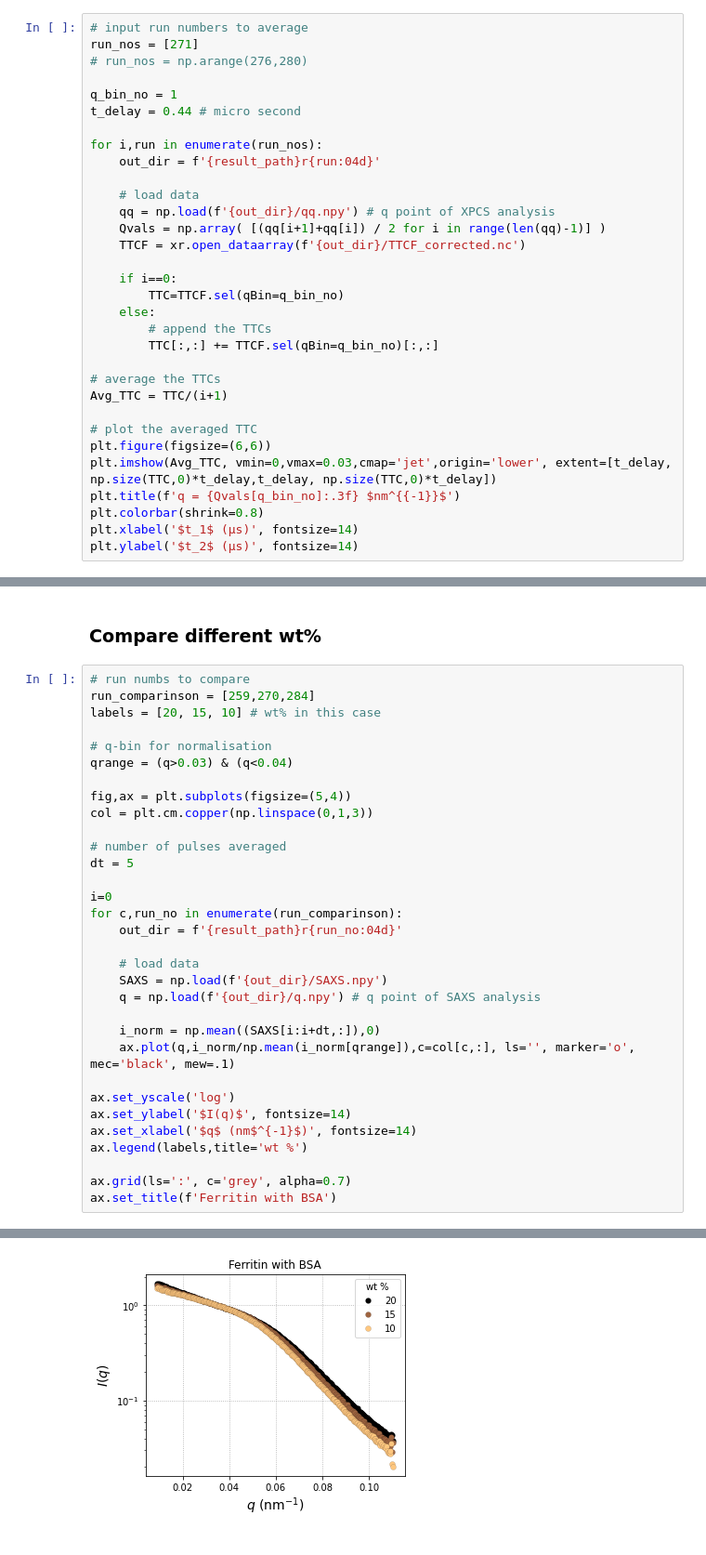
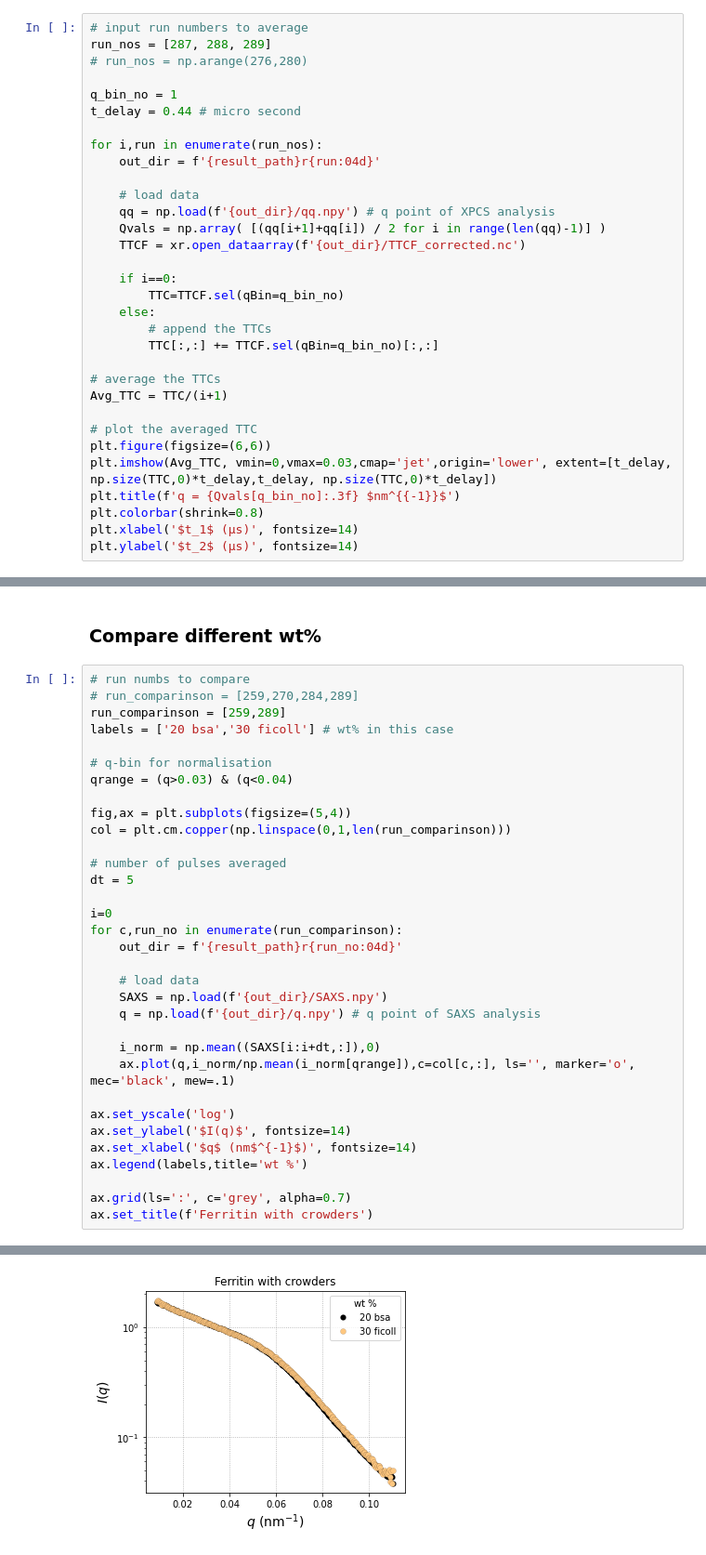
Before and after one commit to maddalenabin/MID-LTP-3348, a Jupyter notebook: notebooks/plot.ipynb, the cells around one changed output, grey strips where cells are left out. Shown at 93% size. Cells and saved outputs as stored; diff of their text form.

```diff
--- a/notebooks/plot.ipynb
+++ b/notebooks/plot.ipynb
@@ -56,7 +53,7 @@ result_path  = '/gpfs/exfel/exp/MID/202305/p003348/scratch/xpcs/'
 # Average TTCs over runs
 # %%
 # input run numbers to average
-run_nos = [271]
+run_nos = [287, 288, 289]
 # run_nos = np.arange(276,280)
 
 q_bin_no = 1
@@ -276,14 +273,15 @@ ax.set_ylim(.8,1.2)
 ### Compare different wt%
 # %%
 # run numbs to compare
-run_comparinson = [259,270,284]
-labels = [20, 15, 10] # wt% in this case
+# run_comparinson = [259,270,284,289]
+run_comparinson = [259,289]
+labels = ['20 bsa','30 ficoll'] # wt% in this case
 
 # q-bin for normalisation
 qrange = (q>0.03) & (q<0.04)
 
 fig,ax = plt.subplots(figsize=(5,4))
-col = plt.cm.copper(np.linspace(0,1,3))
+col = plt.cm.copper(np.linspace(0,1,len(run_comparinson)))
 
 # number of pulses averaged
 dt = 5
@@ -305,5 +303,5 @@ ax.set_xlabel('$q$ (nm$^{-1}$)', fontsize=14)
 ax.legend(labels,title='wt %')
 
 ax.grid(ls=':', c='grey', alpha=0.7)
-ax.set_title(f'Ferritin with BSA')
+ax.set_title(f'Ferritin with crowders')
 # %% [output]
@@ -311 +309 @@ Text(0.5, 1.0, 'Ferritin with BSA')
-[figure, old version]
+[figure, new version]
```
Also changed, not shown: parts of 6 cells of this notebook, 1 other file.
